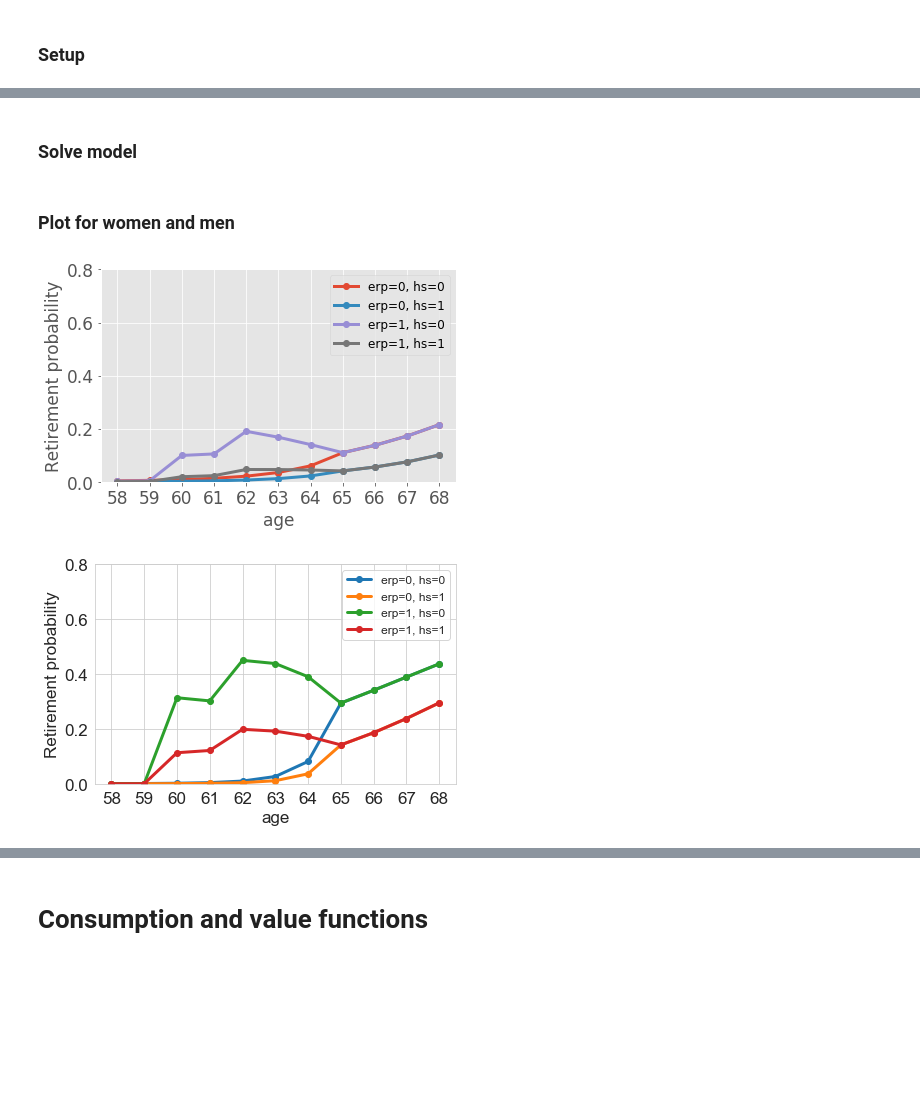
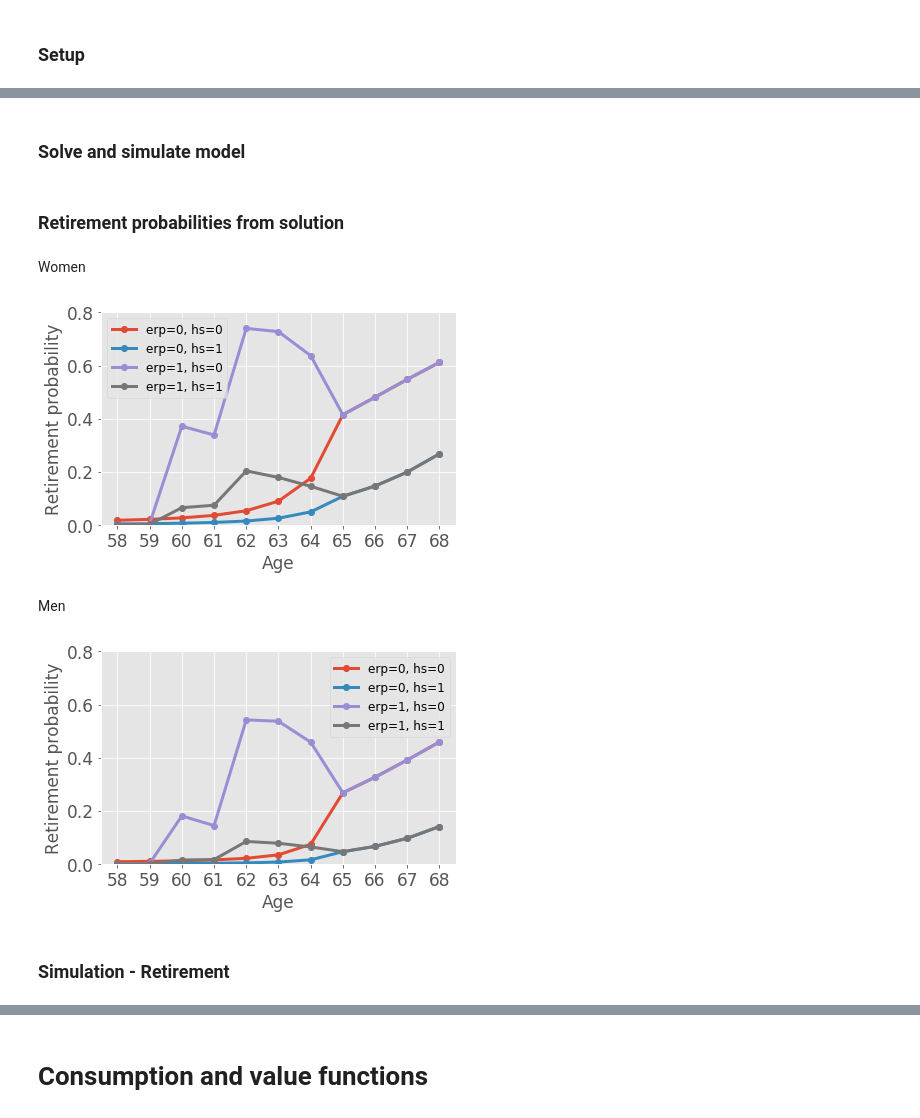
Before and after one commit to mathiassunesen/Speciale_retirement, a Jupyter notebook: Main/Couples.ipynb, the cells around one changed output, grey strips where cells are left out. Saved outputs shown, nothing was run; the diff lists cells and outputs as text; code cells hidden in the pictures; blank space fills up the shorter version.

```diff
--- a/Main/Couples.ipynb
+++ b/Main/Couples.ipynb
@@ -50,23 +23,28 @@ TypeError: simulate_single() missing 1 required positional argument: 'ret'
 # %% [markdown]
-### Solve model
+### Solve and simulate model
 # %%
-Couple = RetirementClass(couple=True)
+Couple = RetirementClass(couple=True, simN=1e6)
 Couple.solve()
+Couple.simulate(tax=True)
-# %% [markdown]
-### Plot for women and men
+# %% [markdown]
+### Retirement probabilities from solution
+# %% [markdown]
+Women
 # %%
-fig = plt.figure()
-ax = fig.add_subplot(1,1,1)
-figs.choice_probs_c(data,ax,ma=0,ylim=[0,0.8])
-fig.tight_layout()
-#fig.savefig('figs/Model/Couple_ChoiceProb_Women.png')
+G = figs.choice_probs_c(Couple,ma=0)
+G['legendsize'] = 12
+G['marker'] = 'o'
+figs.MyPlot(G,ylim=[0,0.8],linewidth=3).savefig('figs/Model/Couple_ChoiceProb_Women.png')
 # %% [output]
-[figure, old version]
+[figure, new version]
+# %% [markdown]
+Men
 # %%
-fig = plt.figure()
-ax = fig.add_subplot(1,1,1)
-figs.choice_probs_c(Couple,ax,ma=1,ylim=[0,0.8])
-fig.tight_layout()
-fig.savefig('figs/Model/Couple_ChoiceProb_Men.png')
+G = figs.choice_probs_c(Couple,ma=1,ad=0)
+G['legendsize'] = 12
+G['marker'] = 'o'
+figs.MyPlot(G,ylim=[0,0.8],linewidth=3).savefig('figs/Model/Couple_ChoiceProb_Men.png')
 # %% [output]
-[figure, old version]
+[figure, new version]
+# %% [markdown]
+### Simulation - Retirement
```
Also changed, not shown: parts of 21 cells of this notebook, 26 other files.
